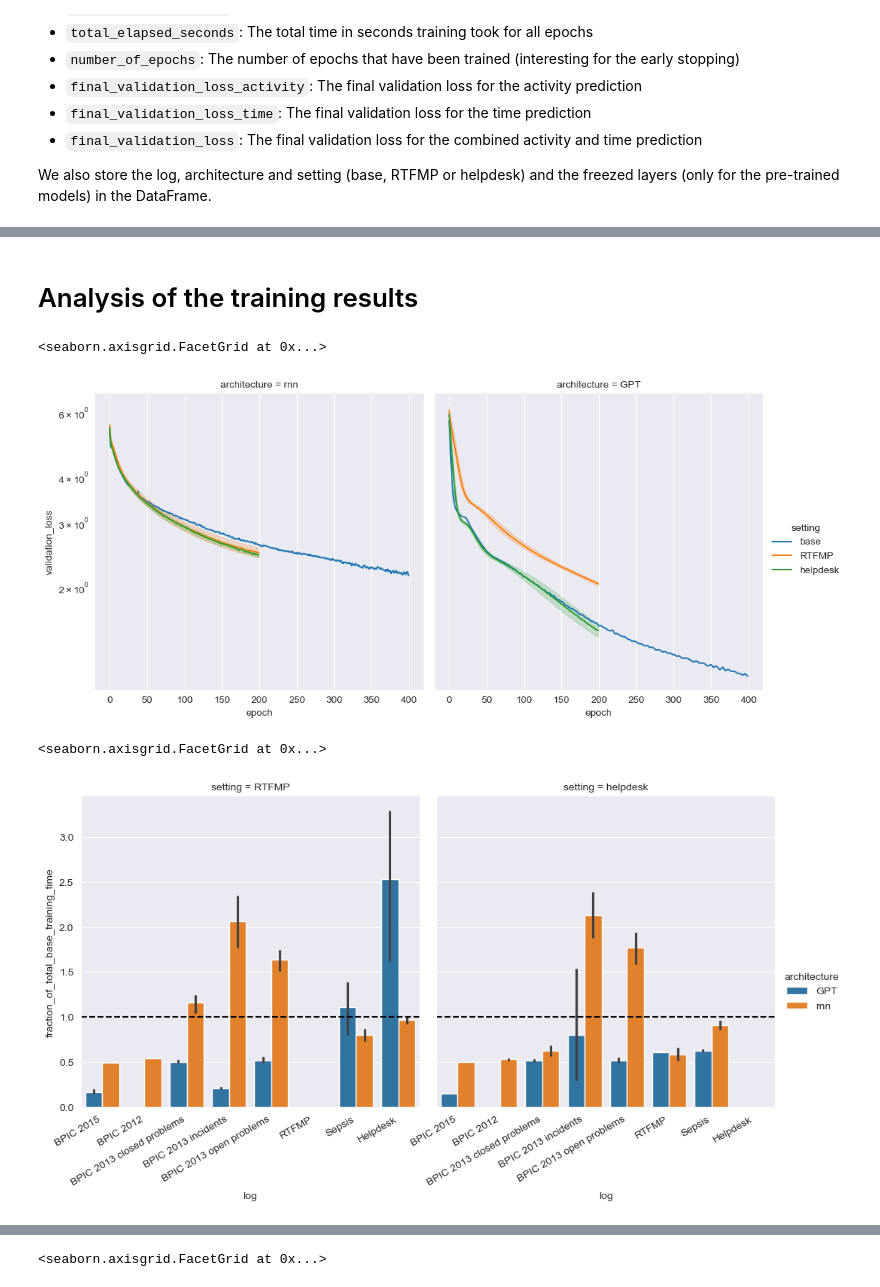
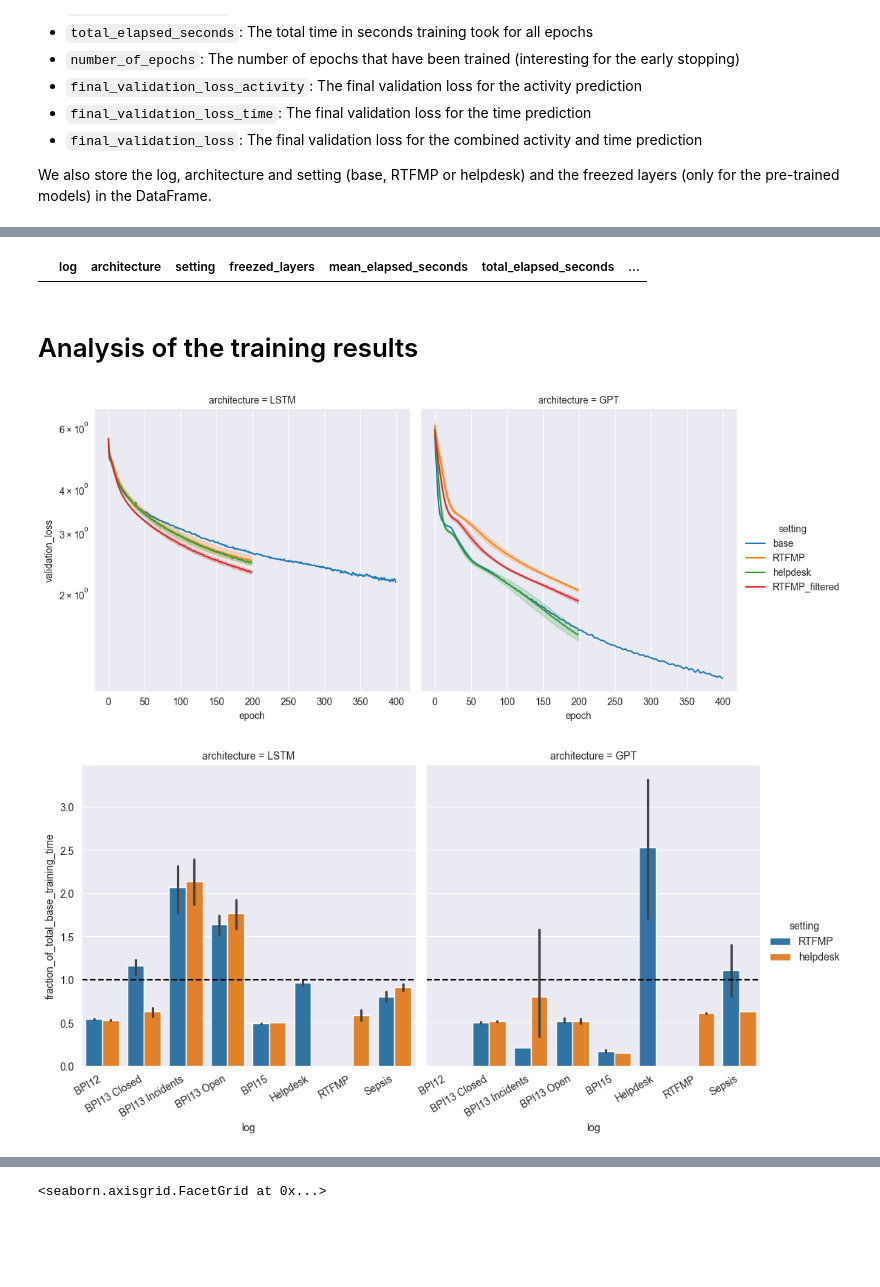
Before and after one commit to Hannoma/Transfer-Learning-for-Predictive-Process-Monitoring, a Jupyter notebook: investigating_results.ipynb, the cells around one changed output, grey strips where cells are left out. Cells and saved outputs as stored; diff of their text form; code cells hidden in the pictures; blank space fills up the shorter version.

Commit message:
Visualize results

```diff
--- a/investigating_results.ipynb
+++ b/investigating_results.ipynb
@@ -22,7 +60,8 @@ mapping = {
 # %%
 all_training_results = pd.read_csv('all_training_results.csv')
 all_training_results['log'] = all_training_results['log'].map(mapping)
-all_training_results['freezed_layers'] = all_training_results['freezed_layers'].fillna('None')
+all_training_results['architecture'] = all_training_results['architecture'].map(architecture_mapping)
+all_training_results['freezed_layers'] = all_training_results['freezed_layers'].map(freezed_layers_mapping)
 all_training_results
 # %% [output]
 |  | Unnamed: 0 | datetime | epoch | training_loss_activity | training_loss_time | training_loss | ... |
@@ -77,12 +116,12 @@ training_results_df['fraction_of_total_base_training_time'] = training_results_d
     .apply(lambda row: row['total_elapsed_seconds'] /
                        training_results_df[(training_results_df['log'] == row['log']) &
                                            (training_results_df['architecture'] == row['architecture']) &
-                                           (training_results_df['setting'] == 'base')]['total_elapsed_seconds'].iloc[0], axis=1)
+                                           (training_results_df['setting'] == 'base')]['total_elapsed_seconds'].iloc[-1], axis=1)
 training_results_df['fraction_of_mean_base_training_time'] = training_results_df\
     .apply(lambda row: row['mean_elapsed_seconds'] /
                        training_results_df[(training_results_df['log'] == row['log']) &
                                            (training_results_df['architecture'] == row['architecture']) &
-                                           (training_results_df['setting'] == 'base')]['mean_elapsed_seconds'].iloc[0], axis=1)
+                                           (training_results_df['setting'] == 'base')]['mean_elapsed_seconds'].iloc[-1], axis=1)
 
 training_results_df
 # %% [output]
@@ -102,9 +141,14 @@ training_results_df
+# %%
+# Print duplicate rows based on log, architecture, setting and freezed layers
+training_results_df[training_results_df.duplicated(subset=['log', 'architecture', 'setting', 'freezed_layers'], keep=False)]
+# %% [output]
+|  | log | architecture | setting | freezed_layers | mean_elapsed_seconds | total_elapsed_seconds | ... |
 # %% [markdown]
 # Analysis of the training results
 # %%
-# Plot the validation loss based on the freezed layers for one log
+# Plot the validation loss based on the setting and the architecture
 g = sns.relplot(
-    data=all_training_results[all_training_results['log'] == 'BPIC 2015'],
+    data=all_training_results[all_training_results['log'] == 'BPI15'],
     x='epoch',
     y='validation_loss',
     hue='setting',
@@ -113,19 +157,30 @@ g = sns.relplot(
 )
 # Set the y axis to log scale
 g.set(yscale='log')
+# Save the figure as pdf and svg
+g.savefig(f'{FIGURES_DIR}/validation_loss_bpi15.pdf')
+g.savefig(f'{FIGURES_DIR}/validation_loss_bpi15.svg')
 # %% [output]
-<seaborn.axisgrid.FacetGrid at 0x...>
-[figure, old version]
+[figure, new version]
 # %%
 # Plot the fraction of the training time based on the base model
-g = sns.catplot(data=training_results_df[training_results_df['setting'] != 'base'], x='log', y='fraction_of_total_base_training_time', hue='architecture', kind='bar', col='setting', col_wrap=2)
+g = sns.catplot(
+    data=training_results_df[training_results_df['setting'].isin(['RTFMP', 'helpdesk'])],
+    x='log',
+    y='fraction_of_total_base_training_time',
+    hue='setting',
+    kind='bar',
+    col='architecture',
+    col_wrap=2)
 # Draw a line at 1 to indicate the base model
 for ax in g.axes:
     ax.axhline(1, ls='--', color='black')
 # Rotate the xticklabels
 g.set_xticklabels(rotation=30, horizontalalignment='right')
+# Save the figure as pdf and svg
+g.savefig(f'{FIGURES_DIR}/fraction_of_total_base_training_time.pdf')
+g.savefig(f'{FIGURES_DIR}/fraction_of_total_base_training_time.svg')
 # %% [output]
-<seaborn.axisgrid.FacetGrid at 0x...>
-[figure, old version]
+[figure, new version]
 # %%
 # Plot the fraction of the training time based on the base model
```
Also changed, not shown: parts of 21 cells of this notebook, 21 other files.
